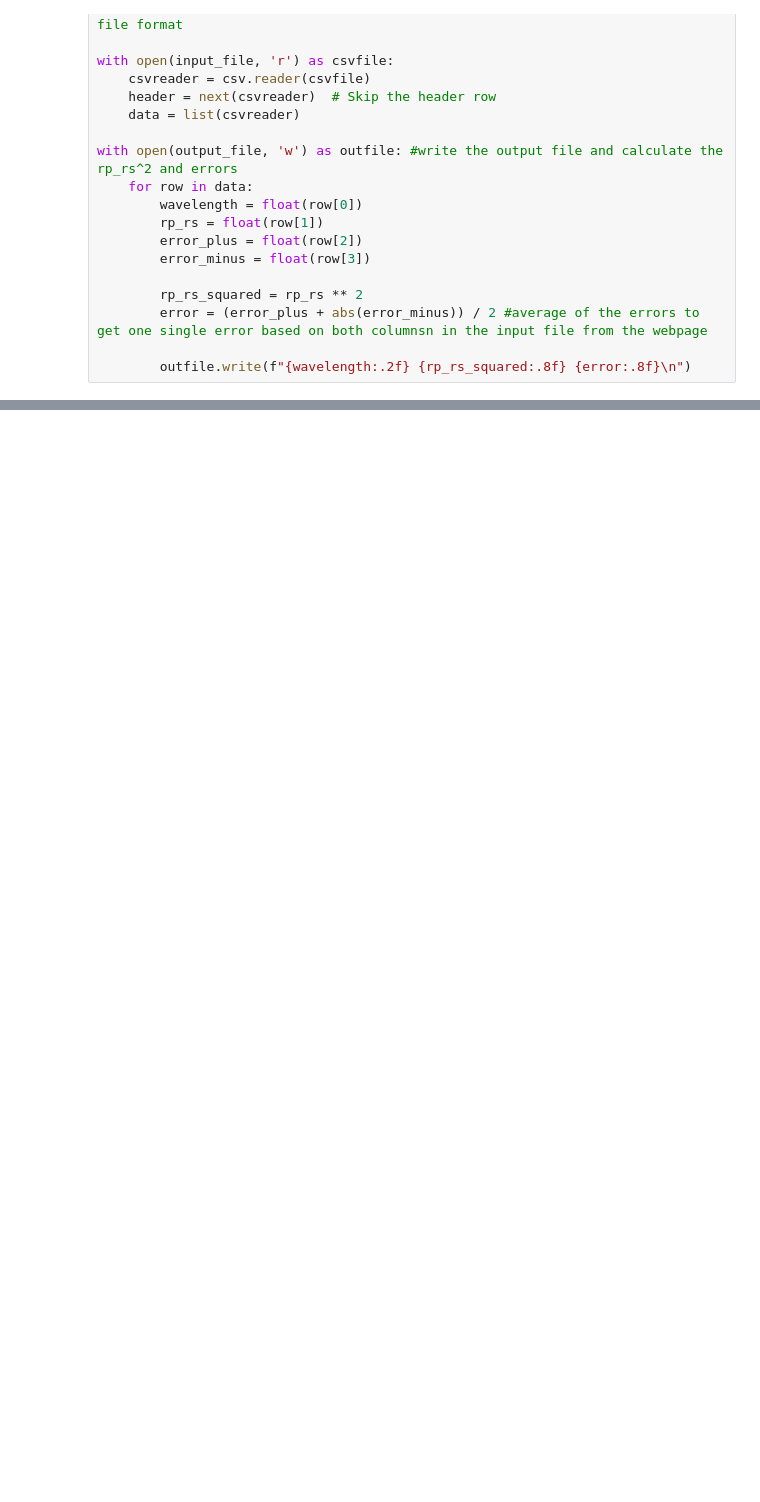
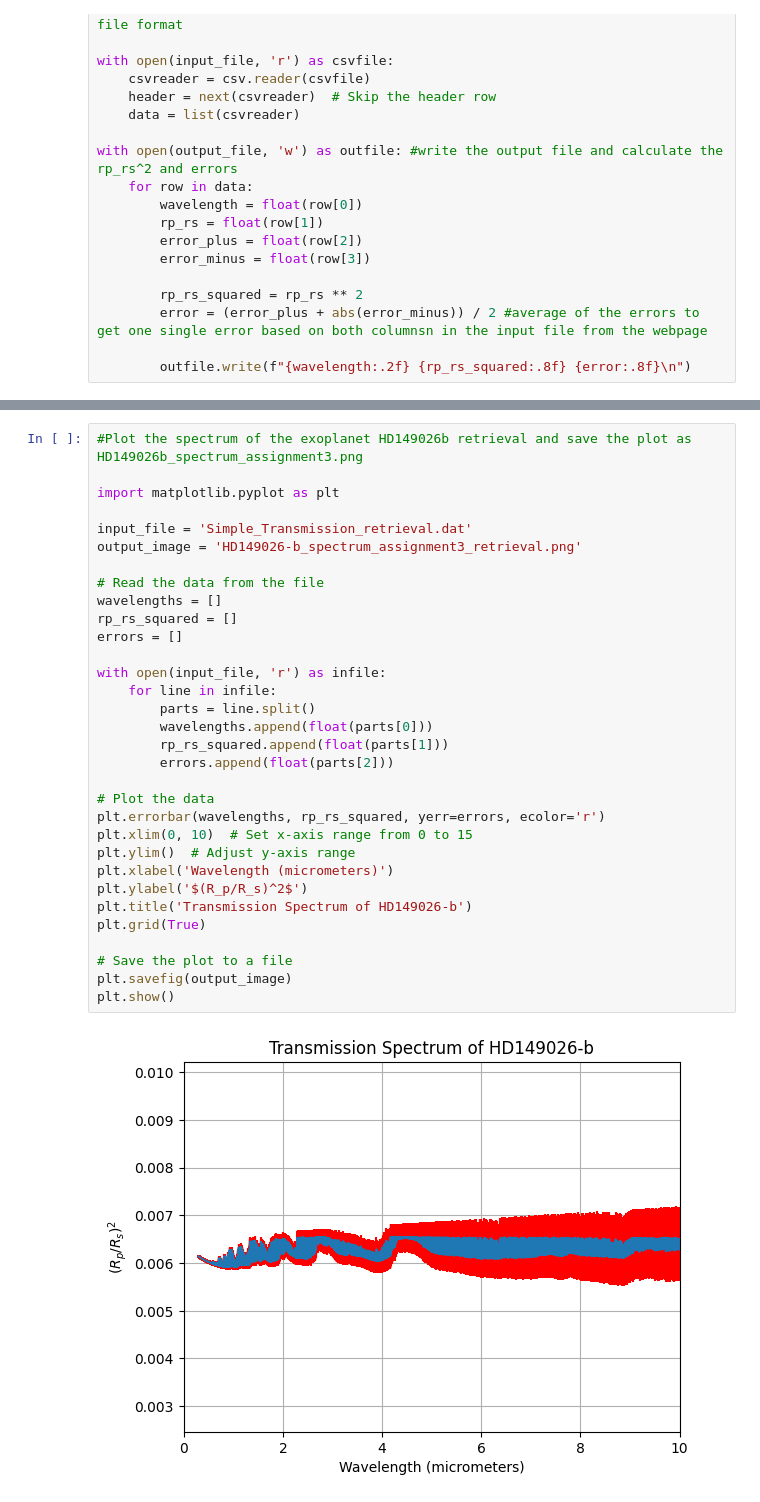
Before and after one commit to JeremySJohn/comp_astro_24, a Jupyter notebook: assignment3/HD209458_model.ipynb, the cells around one changed output, grey strips where cells are left out. Cells and saved outputs as stored; diff of their text form; blank space fills up the shorter version.

```diff
--- a/assignment3/HD209458_model.ipynb
+++ b/assignment3/HD209458_model.ipynb
@@ -59,0 +60,34 @@ plt.show()
+# %%
+#Plot the spectrum of the exoplanet HD149026b retrieval and save the plot as HD149026b_spectrum_assignment3.png
+
+import matplotlib.pyplot as plt
+
+input_file = 'Simple_Transmission_retrieval.dat'
+output_image = 'HD149026-b_spectrum_assignment3_retrieval.png'
+
+# Read the data from the file
+wavelengths = []
+rp_rs_squared = []
+errors = []
+
+with open(input_file, 'r') as infile:
+    for line in infile:
+        parts = line.split()
+        wavelengths.append(float(parts[0]))
+        rp_rs_squared.append(float(parts[1]))
+        errors.append(float(parts[2]))
+
+# Plot the data
+plt.errorbar(wavelengths, rp_rs_squared, yerr=errors, ecolor='r')
+plt.xlim(0, 10)  # Set x-axis range from 0 to 15
+plt.ylim()  # Adjust y-axis range
+plt.xlabel('Wavelength (micrometers)')
+plt.ylabel('$(R_p/R_s)^2$')
+plt.title('Transmission Spectrum of HD149026-b')
+plt.grid(True)
+
+# Save the plot to a file
+plt.savefig(output_image)
+plt.show()
+# %% [output]
+[figure, added]
```
Also changed, not shown: parts of 1 cell of this notebook, 3 other files.
